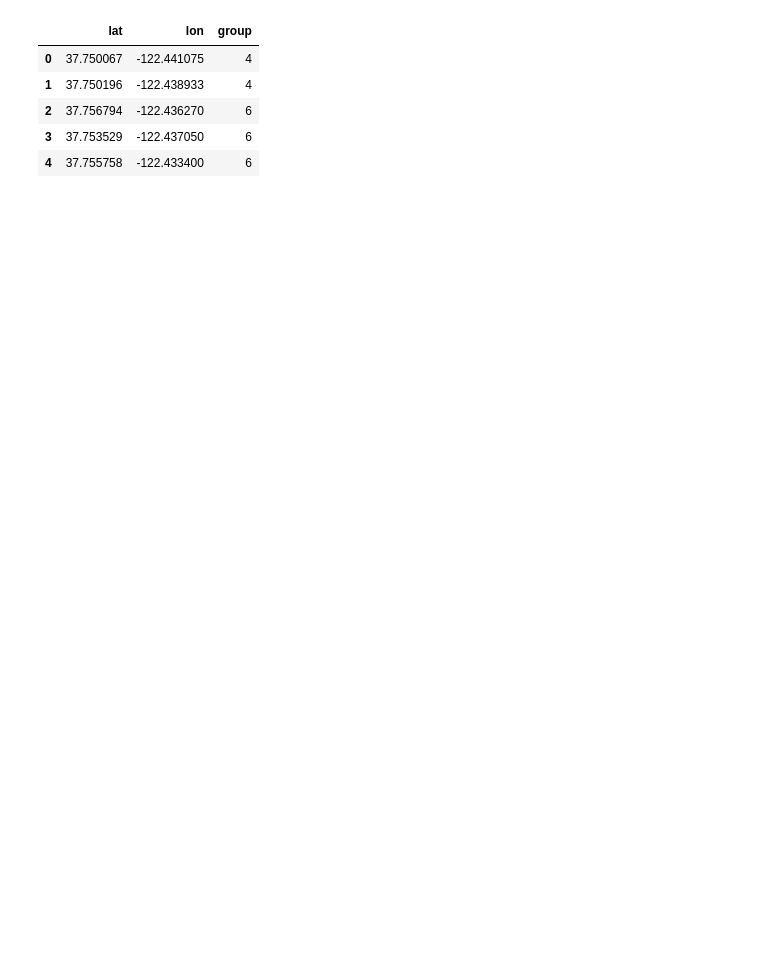
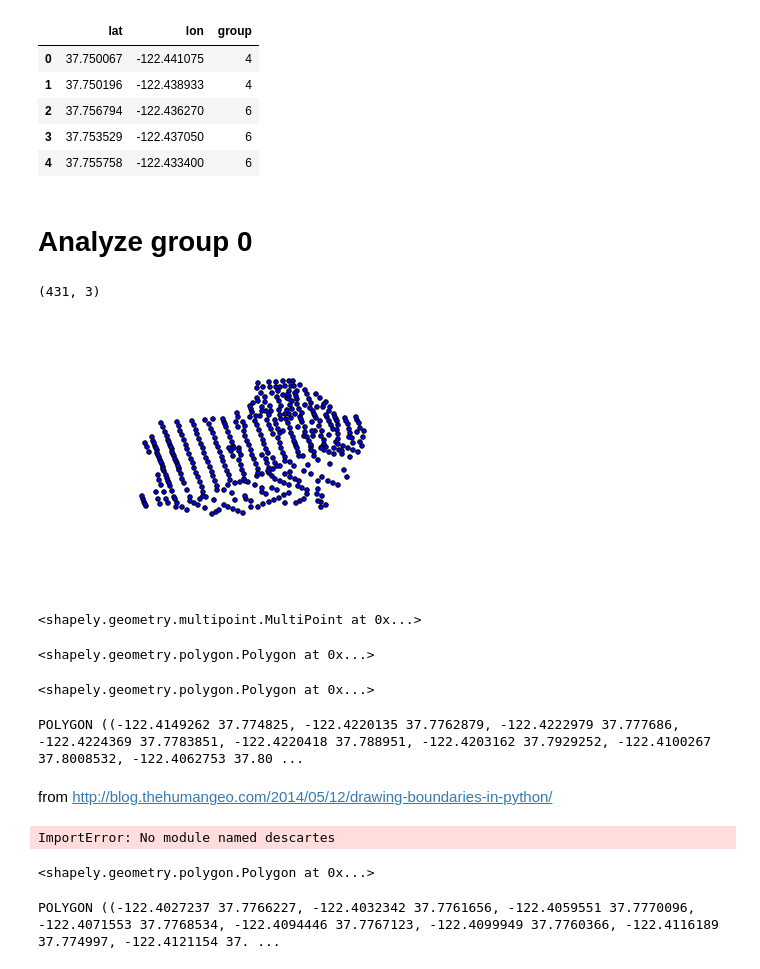
Before and after one commit to crupley/hoodie-development, a Jupyter notebook: explore/make shapes.ipynb, the cells around one changed output. Drawn from its saved outputs; the diff is of its cells as text; code cells hidden in the pictures; blank space fills up the shorter version.

Commit message:
make and draw polygons on map

```diff
--- a/explore/make shapes.ipynb
+++ b/explore/make shapes.ipynb
@@ -29,3 +32,57 @@ groups.head()
 | 2 | 37.756794 | -122.436270 | 6 |
 | 3 | 37.753529 | -122.437050 | 6 |
 | 4 | 37.755758 | -122.433400 | 6 |
+# %% [markdown]
+# Analyze group 0
+# %%
+g0 = groups[groups.group == 0]
+g0.shape
+# %% [output]
+(431, 3)
+# %%
+g0.plot(kind='scatter', x='lon', y='lat')
+plt.axis('off')
+plt.margins(0);
+# %% [output]
+[figure, added]
+# %%
+points = geometry.MultiPoint(zip(g0.lon, g0.lat))
+points
+# %% [output]
+<shapely.geometry.multipoint.MultiPoint at 0x...>
+# %%
+points.envelope
+# %% [output]
+<shapely.geometry.polygon.Polygon at 0x...>
+# %%
+points.convex_hull
+# %% [output]
+<shapely.geometry.polygon.Polygon at 0x...>
+# %%
+print points.convex_hull
+# %% [output]
+POLYGON ((-122.4149262 37.774825, -122.4220135 37.7762879, -122.4222979 37.777686, -122.4224369 37.7783851, -122.4220418 37.788951, -122.4203162 37.7929252, -122.4100267 37.8008532, -122.4062753 37.80 ...
+# %% [markdown]
+from http://blog.thehumangeo.com/2014/05/12/drawing-boundaries-in-python/
+# %%
+from descartes import PolygonPatch
+
+def plot_polygon(polygon):
+    fig = pl.figure(figsize=(10,10))
+    ax = fig.add_subplot(111)
+    margin = .3
+
+    x_min, y_min, x_max, y_max = polygon.bounds
+
+    ax.set_xlim([x_min-margin, x_max+margin])
+    ax.set_ylim([y_min-margin, y_max+margin])
+    patch = PolygonPatch(polygon, fc='#999999',
+                         ec='#000000', fill=True,
+                         zorder=-1)
+    ax.add_patch(patch)
+    return fig
+
+_ = plot_polygon(points.envelope)
+_ = pl.plot(g0.lon,g0.lat,'o', color='#f16824')
+# %% [output]
+ImportError: No module named descartes
@@ -31,0 +161,9 @@ groups.head()
+# %%
+concave_hull, edge_points = alpha_shape(points, alpha=500)
+concave_hull
+# %% [output]
+<shapely.geometry.polygon.Polygon at 0x...>
+# %%
+print concave_hull
+# %% [output]
+POLYGON ((-122.4027237 37.7766227, -122.4032342 37.7761656, -122.4059551 37.7770096, -122.4071553 37.7768534, -122.4094446 37.7767123, -122.4099949 37.7760366, -122.4116189 37.774997, -122.4121154 37. ...
```
Also changed, not shown: parts of 11 cells of this notebook, 1 other file.
